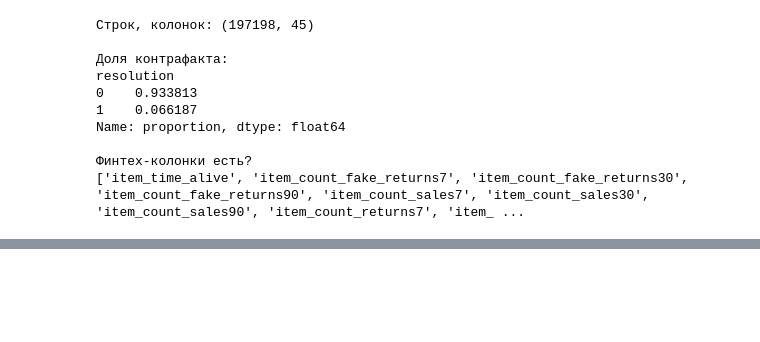
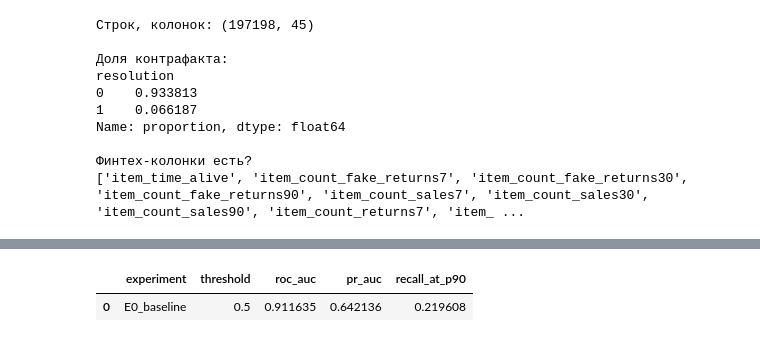
Before and after one commit to women-in-data/master-thesis-2025, a Jupyter notebook: fintech_approaches/fintech_experiment.ipynb, the cells around one changed output, grey strips where cells are left out. Cells and saved outputs as stored; diff of their text form; code cells hidden in the pictures; blank space fills up the shorter version.

```diff
--- a/fintech_approaches/fintech_experiment.ipynb
+++ b/fintech_approaches/fintech_experiment.ipynb
@@ -84,0 +376,12 @@ max             2.000                2.000           31.240       1.000
+# %%
+import pandas as pd
+
+if 'results' not in globals():
+    raise RuntimeError("Run previous experiment cells first. Missing variable: results")
+
+results_df = pd.DataFrame(results)
+results_df.to_csv('results_table.csv', index=False)
+display(results_df)
+# %% [output]
+|  | experiment | threshold | roc_auc | pr_auc | recall_at_p90 |
+| 0 | E0_baseline | 0.5 | 0.911635 | 0.642136 | 0.219608 |
```
Also changed, not shown: parts of 20 cells of this notebook, 45 other files.
